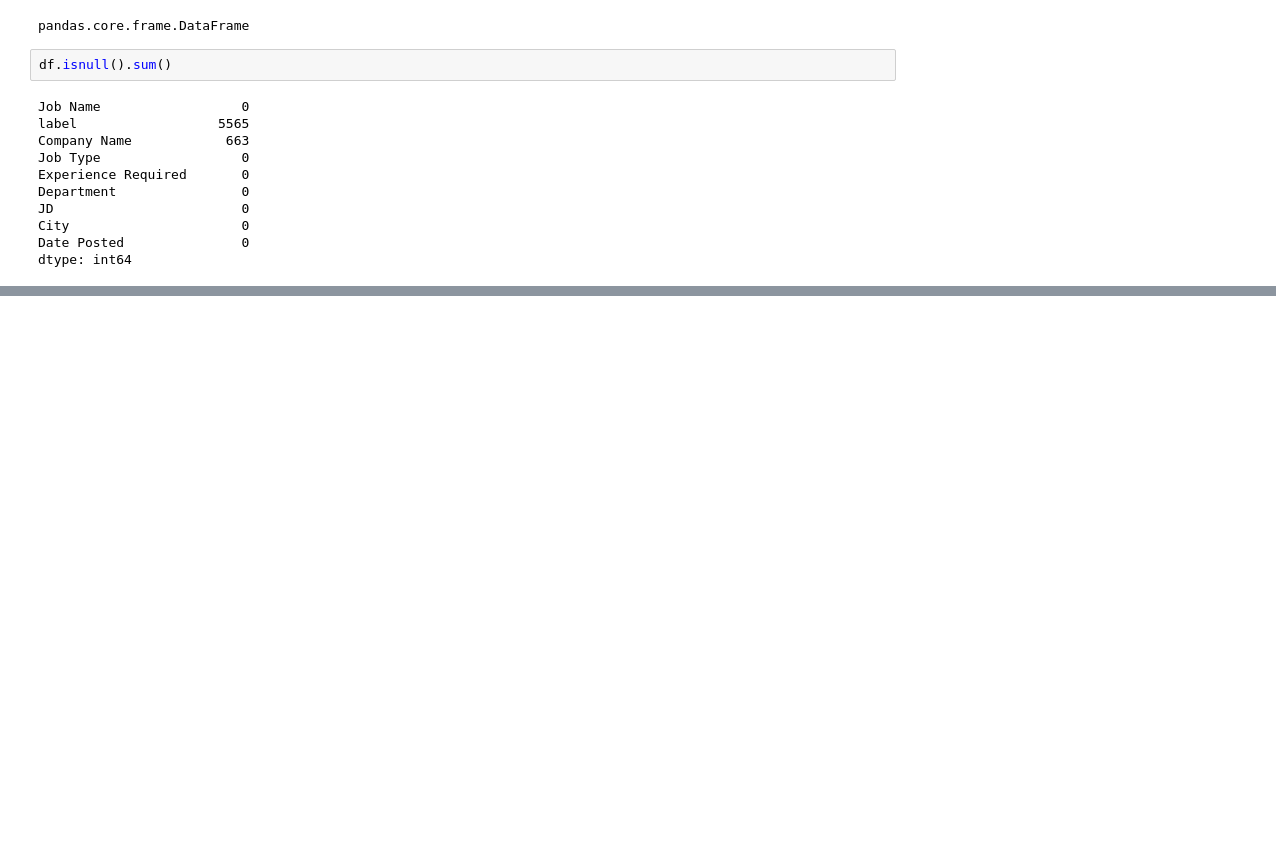
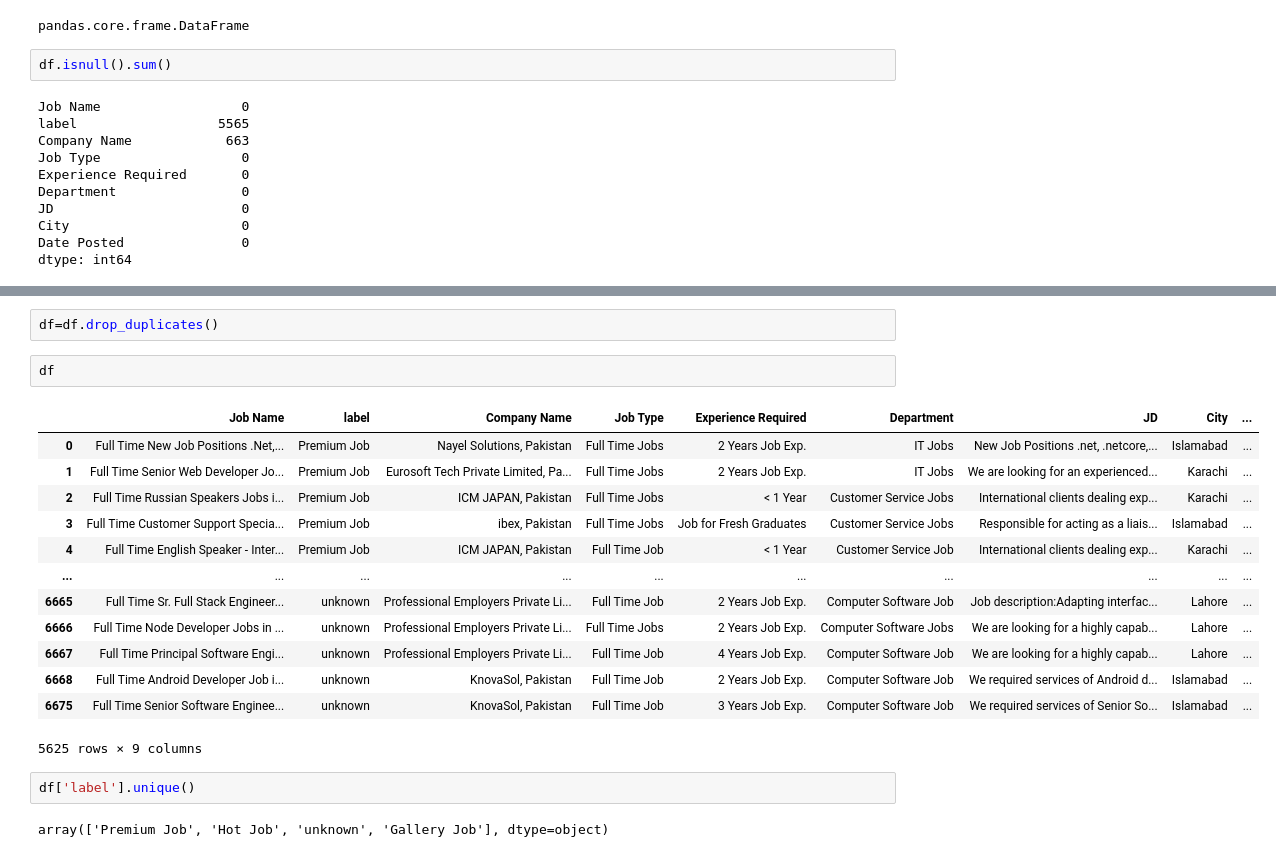
Before and after one commit to AwaisDS/Freelancer-in-pakistan-Analysis, a Jupyter notebook: Pakistan_Job_Market_Analysis.ipynb, the cells around one changed output, grey strips where cells are left out. Cells and saved outputs as stored; diff of their text form; blank space fills up the shorter version.

```diff
--- a/Pakistan_Job_Market_Analysis.ipynb
+++ b/Pakistan_Job_Market_Analysis.ipynb
@@ -74,0 +103,22 @@ Length: 1350, dtype: bool
+# %%
+df=df.drop_duplicates()
+# %%
+df
+# %% [output]
+|  | Job Name | label | Company Name | Job Type | Experience Required | Department | JD | City | ... |
+| 0 | Full Time New Job Positions .Net,... | Premium Job | Nayel Solutions, Pakistan | Full Time Jobs | 2 Years Job Exp. | IT Jobs | New Job Positions .net, .netcore,... | Islamabad | ... |
+| 1 | Full Time Senior Web Developer Jo... | Premium Job | Eurosoft Tech Private Limited, Pa... | Full Time Jobs | 2 Years Job Exp. | IT Jobs | We are looking for an experienced... | Karachi | ... |
+| 2 | Full Time Russian Speakers Jobs i... | Premium Job | ICM JAPAN, Pakistan | Full Time Jobs | < 1 Year | Customer Service Jobs | International clients dealing exp... | Karachi | ... |
+| 3 | Full Time Customer Support Specia... | Premium Job | ibex, Pakistan | Full Time Jobs | Job for Fresh Graduates | Customer Service Jobs | Responsible for acting as a liais... | Islamabad | ... |
+| 4 | Full Time English Speaker - Inter... | Premium Job | ICM JAPAN, Pakistan | Full Time Job | < 1 Year | Customer Service Job | International clients dealing exp... | Karachi | ... |
+| ... | ... | ... | ... | ... | ... | ... | ... | ... | ... |
+| 6665 | Full Time Sr. Full Stack Engineer... | unknown | Professional Employers Private Li... | Full Time Job | 2 Years Job Exp. | Computer Software Job | Job description:Adapting interfac... | Lahore | ... |
+| 6666 | Full Time Node Developer Jobs in ... | unknown | Professional Employers Private Li... | Full Time Jobs | 2 Years Job Exp. | Computer Software Jobs | We are looking for a highly capab... | Lahore | ... |
+| 6667 | Full Time Principal Software Engi... | unknown | Professional Employers Private Li... | Full Time Job | 4 Years Job Exp. | Computer Software Job | We are looking for a highly capab... | Lahore | ... |
+| 6668 | Full Time Android Developer Job i... | unknown | KnovaSol, Pakistan | Full Time Job | 2 Years Job Exp. | Computer Software Job | We required services of Android d... | Islamabad | ... |
+| 6675 | Full Time Senior Software Enginee... | unknown | KnovaSol, Pakistan | Full Time Job | 3 Years Job Exp. | Computer Software Job | We required services of Senior So... | Islamabad | ... |
+5625 rows × 9 columns
+# %%
+df['label'].unique()
+# %% [output]
+array(['Premium Job', 'Hot Job', 'unknown', 'Gallery Job'], dtype=object)
```
Also changed, not shown: parts of 13 cells of this notebook, 1 other file.
